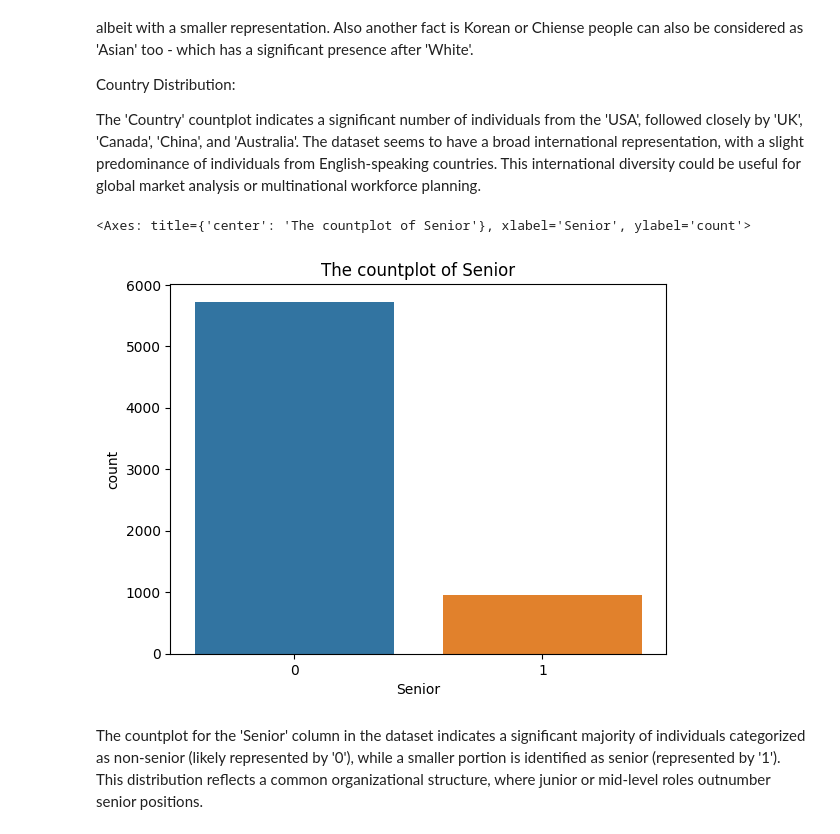
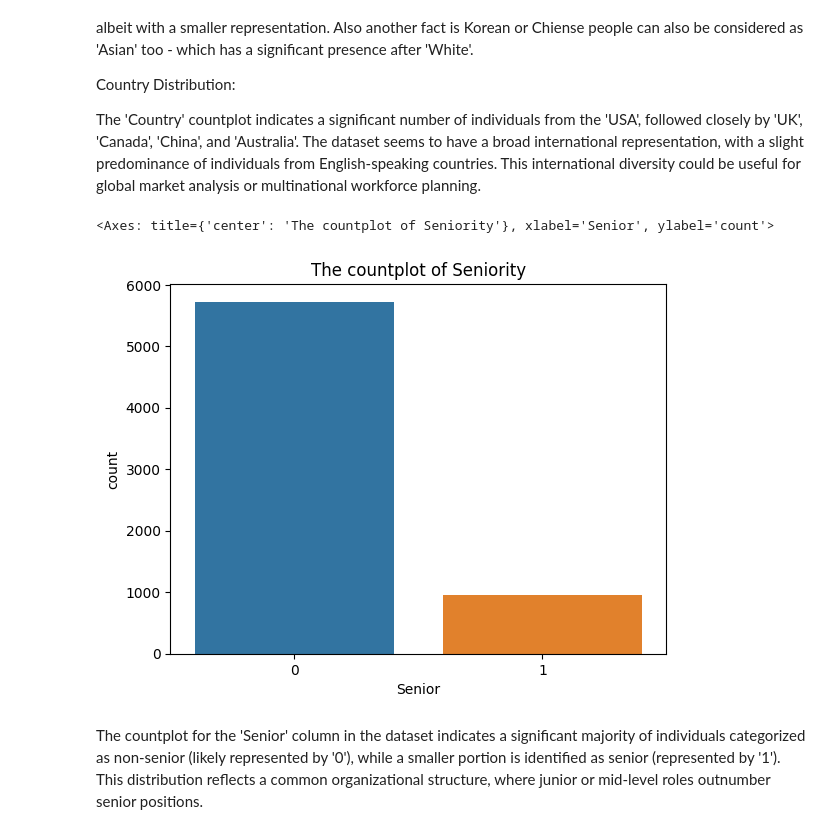
Before and after one commit to shaficse/SalaryPrediction, a Jupyter notebook: SalaryPrediction.ipynb, the cells around one changed output. Saved outputs shown, nothing was run; the diff lists cells and outputs as text; code cells hidden in the pictures.

```diff
--- a/salaryPrediction_EDA_Train_Test.ipynb
+++ b/SalaryPrediction.ipynb
@@ -183,9 +188,9 @@ The dataset seems to have a broad international representation, with a slight pr
 This international diversity could be useful for global market analysis or multinational workforce planning.
 # %%
 # Display counterplot of senior
-plt.title("The countplot of Senior")
+plt.title("The countplot of Seniority")
 sns.countplot(data = df, x = "Senior")
 # %% [output]
-<Axes: title={'center': 'The countplot of Senior'}, xlabel='Senior', ylabel='count'>
+<Axes: title={'center': 'The countplot of Seniority'}, xlabel='Senior', ylabel='count'>
-[figure, old version]
+[figure, new version]
 # %% [markdown]
```
Also changed, not shown: parts of 57 cells of this notebook.
